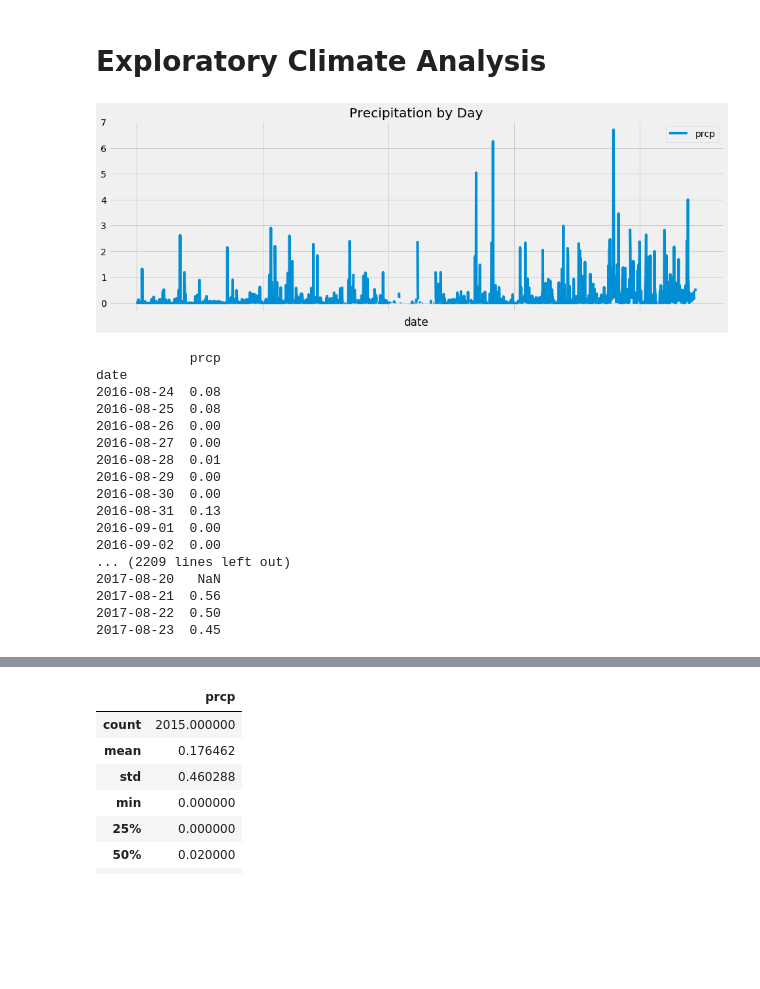
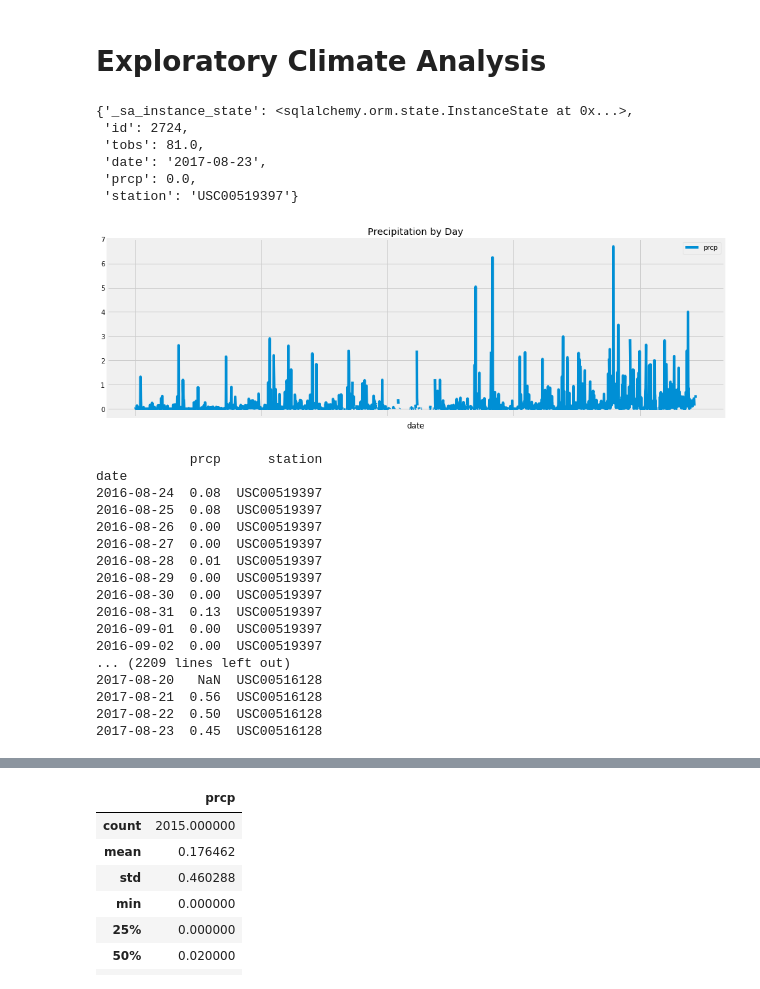
Before and after one commit to nonabsorbing/surfsup, a Jupyter notebook: climate.ipynb, the cells around one changed output, grey strips where cells are left out. Drawn from its saved outputs; the diff is of its cells as text; code cells hidden in the pictures; blank space fills up the shorter version.

Commit message:
Solved some queries after main figure

```diff
--- a/climate.ipynb
+++ b/climate.ipynb
@@ -39,66 +43,74 @@ Station = Base.classes.station
 session = Session(engine)
 # %% [markdown]
 # Exploratory Climate Analysis
+# %%
+# Design a query to retrieve the last 12 months of precipitation data and plot the results
+
+# Calculate the date 1 year ago from the last data point in the database
+
+#Find last row
+last  = session.query(Measurement).order_by(Measurement.date.desc()).first()
+last.__dict__
+# Last row is 2017-08-23
+# %% [output]
+{'_sa_instance_state': <sqlalchemy.orm.state.InstanceState at 0x...>,
+ 'id': 2724,
+ 'tobs': 81.0,
+ 'date': '2017-08-23',
+ 'prcp': 0.0,
+ 'station': 'USC00519397'}
 # %%
-# Design a query to retrieve the last 12 months of precipitation data and plot the results
 
-# Calculate the date 1 year ago from the last data point in the database
-
-#Find last row
-# last  = session.query(Measurement).order_by(Measurement.date.desc()).first()
-# last.__dict__
-#Last row is 2017-08-23
 
 # Perform a query to retrieve the data and precipitation scores
 
-last_year = dt.datetime(2017, 8, 23) - dt.timedelta(days=365)
+#create variable from timedelta
 
-# session.query(Measurement.date, Measurement.prcp).\
-# session.query(Measurement.prcp).\
-#     filter(func.strftime(last_year, Measurement.date) == date_str).all()
+last_year = (dt.datetime(2017, 8, 23) - dt.timedelta(days=365))
 
-# lastyear_prcp = session.query(Measurement).filter(Measurement(dt.datetime(2017, 8, 23) - dt.timedelta(days=365)))
+#query prcp data from last year
+
 lastyear_prcp = session.query(Measurement.date, Measurement.prcp).filter(Measurement.date >= last_year).all()
 # print(lastyear_prcp)
 
 # Save the query results as a Pandas DataFrame and set the index to the date column
 
 lyp_df = pd.DataFrame(lastyear_prcp)
 
 lyp_df.set_index("date", inplace=True)
 
 # Sort the dataframe by date
 ## Already done?
 
 # Use Pandas Plotting with Matplotlib to plot the data
 fig, ax = plt.subplots(figsize=(15,5))
 lyp_df.plot(ax = ax, title="Precipitation by Day")
 plt.show()
 
 #try to get this to format right???
 # %% [output]
-[figure, old version]
+[figure, new version]
 # %%
 print(lyp_df.to_string())
 #why do i have 2200 rows??
 # %% [output]
-            prcp
+            prcp      station
 date
-2016-08-24  0.08
-2016-08-25  0.08
-2016-08-26  0.00
-2016-08-27  0.00
-2016-08-28  0.01
-2016-08-29  0.00
-2016-08-30  0.00
-2016-08-31  0.13
-2016-09-01  0.00
-2016-09-02  0.00
+2016-08-24  0.08  USC00519397
+2016-08-25  0.08  USC00519397
+2016-08-26  0.00  USC00519397
+2016-08-27  0.00  USC00519397
+2016-08-28  0.01  USC00519397
+2016-08-29  0.00  USC00519397
+2016-08-30  0.00  USC00519397
+2016-08-31  0.13  USC00519397
+2016-09-01  0.00  USC00519397
+2016-09-02  0.00  USC00519397
 ... (2209 lines left out)
-2017-08-20   NaN
-2017-08-21  0.56
-2017-08-22  0.50
-2017-08-23  0.45
+2017-08-20   NaN  USC00516128
+2017-08-21  0.56  USC00516128
+2017-08-22  0.50  USC00516128
+2017-08-23  0.45  USC00516128
 # %% [markdown]
 ![precipitation](Images/precipitation.png)
 # %%
```
Also changed, not shown: parts of 6 cells of this notebook.
